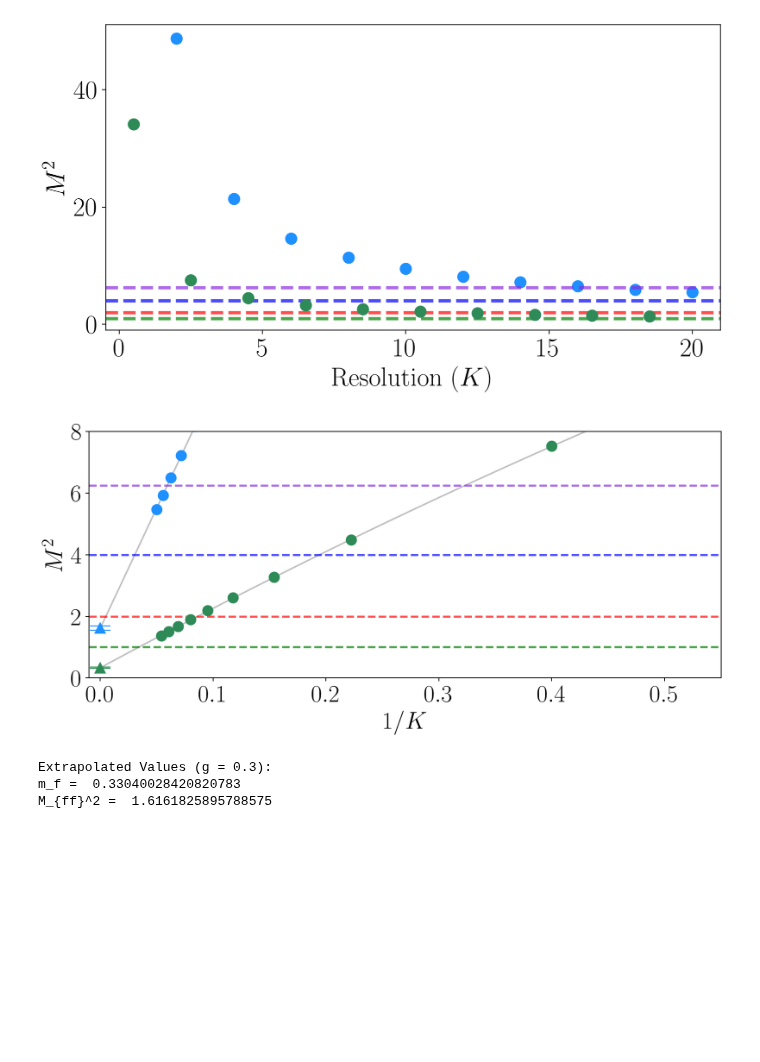
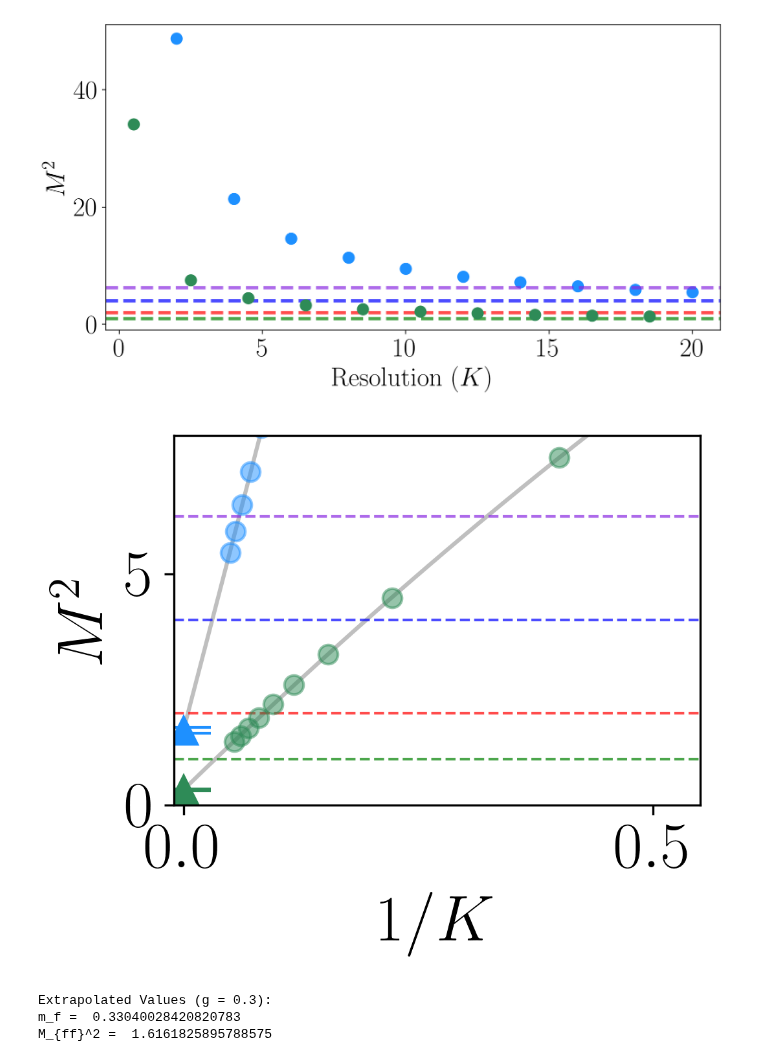
Before and after one commit to cgustin99/OpenParticle, a Jupyter notebook: models/Yukawa/yukawa_paper_results.ipynb, the cells around one changed output. Saved outputs shown, nothing was run; the diff lists cells and outputs as text; code cells hidden in the pictures; blank space fills up the shorter version.

```diff
--- a/models/Yukawa/yukawa_paper_results.ipynb
+++ b/models/Yukawa/yukawa_paper_results.ipynb
@@ -341,42 +343,43 @@ Text(0, 0.5, '$M^2$')
 # %%
 f_fb_curve = curve_fit(m2_fit, f_fb_resolutions[1:], eigenvalues_f_fb_basis_g03[1:])
 ff_ffb_curve = curve_fit(m2_fit, ff_ffb_resolutions[1:], eigenvalues_ff_ffb_basis_g03[1:])
 
-plt.figure(figsize=(10,5), dpi=170)
+# plt.figure(figsize=(10,5), dpi=170)
+plt.figure(figsize=(3.375, 2.75), dpi=300)
 
 ks = np.arange(0, 2, 0.01)
 
-plt.scatter(1/f_fb_resolutions[1:], eigenvalues_f_fb_basis_g03[1:], marker = 'o', color = 'seagreen', s = 100)
+plt.scatter(1/f_fb_resolutions[1:], eigenvalues_f_fb_basis_g03[1:], marker = 'o', color = 'seagreen', s = 50, alpha = 0.5)
 plt.plot(ks, m2_fit(1/ks, *f_fb_curve[0]), alpha = 0.5, color = 'grey', zorder = -1)
-plt.scatter(1/ff_ffb_resolutions[1:], eigenvalues_ff_ffb_basis_g03[1:], marker = 'o', color = 'dodgerblue', s = 100)
+plt.scatter(1/ff_ffb_resolutions[1:], eigenvalues_ff_ffb_basis_g03[1:], marker = 'o', color = 'dodgerblue', s = 50, alpha = 0.5)
 plt.plot(ks, m2_fit(1/ks, *ff_ffb_curve[0]), alpha = 0.5, color = 'grey', zorder = -1)
 
-plt.axhline(y=mf**2, color='green', alpha = 0.7, linestyle = '--', linewidth = 2, zorder = -1)
-plt.axhline(y=(2*mf)**2, color='blue', alpha = 0.7,linestyle = '--', linewidth = 2, zorder = -1)
-plt.axhline(y=(2*mf + mb)**2, color='blueviolet', alpha = 0.7, linestyle = '--', linewidth = 2, zorder = -1)
-plt.axhline(y=min(nonrelativistic_yukawa(1.0, mf, mb)) * 2*2*mf + (2*mf)**2, color='r', alpha = 0.7,linestyle = '--', linewidth = 2, zorder = -1)
+plt.axhline(y=mf**2, color='green', alpha = 0.7, linestyle = '--', linewidth = 1, zorder = -1)
+plt.axhline(y=(2*mf)**2, color='blue', alpha = 0.7,linestyle = '--', linewidth = 1, zorder = -1)
+plt.axhline(y=(2*mf + mb)**2, color='blueviolet', alpha = 0.7, linestyle = '--', linewidth = 1, zorder = -1)
+plt.axhline(y=min(nonrelativistic_yukawa(1.0, mf, mb)) * 2*2*mf + (2*mf)**2, color='r', alpha = 0.7,linestyle = '--', linewidth = 1, zorder = -1)
 
 
 x = 0
 y_f_fb = m2_fit(np.inf, *f_fb_curve[0])
 y_f_fb_err = np.sqrt(np.diag(f_fb_curve[1]))[0]
 
 y_ff_ffb = m2_fit(np.inf, *ff_ffb_curve[0])
 y_ff_ffb_bare = np.sqrt(np.diag(ff_ffb_curve[1]))[0]
 
 plt.errorbar(x, y_f_fb, yerr=y_f_fb_err, fmt='^', color = 'seagreen', capsize=10, label=f"{y_f_fb.round(3)}", ms = 10)
 plt.errorbar(x, y_ff_ffb, yerr=y_ff_ffb_bare, fmt='^', color = 'dodgerblue', capsize=10, label=f"{y_ff_ffb.round(3)}", ms = 10)
 
 
 plt.xlim(-0.01, 0.55)
 plt.ylim(-0, 8)
 plt.xlabel(r"$1/K$")
 plt.ylabel(r"$M^2$")
 
 
-plt.tight_layout()
+plt.tight_layout(pad = 0.1)
 # %% [output]
-[figure, old version]
+[figure, new version]
 # %%
 print("Extrapolated Values (g = 0.3):")
 print("m_f = ", m2_fit(np.inf, *f_fb_curve[0]))
```
Also changed, not shown: parts of 6 cells of this notebook.
